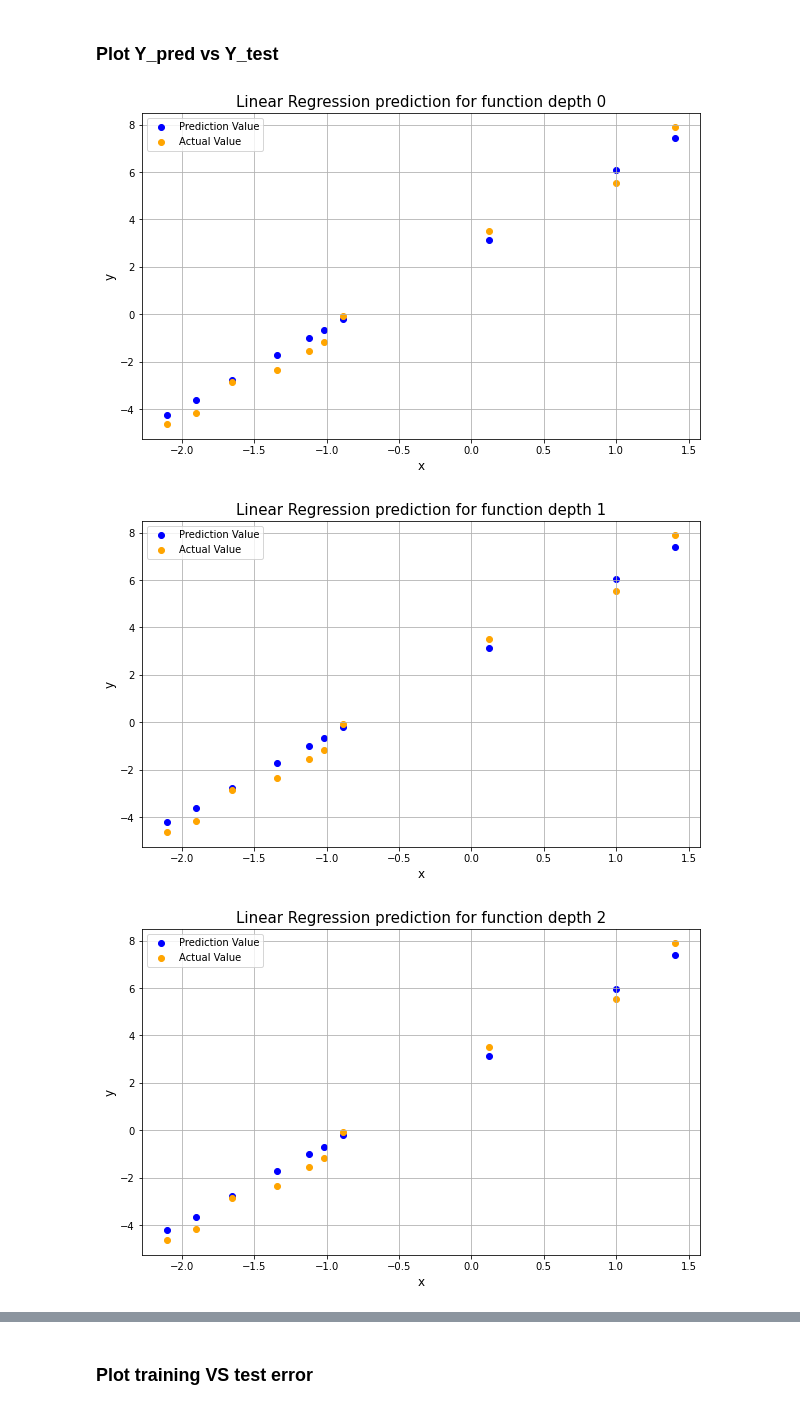
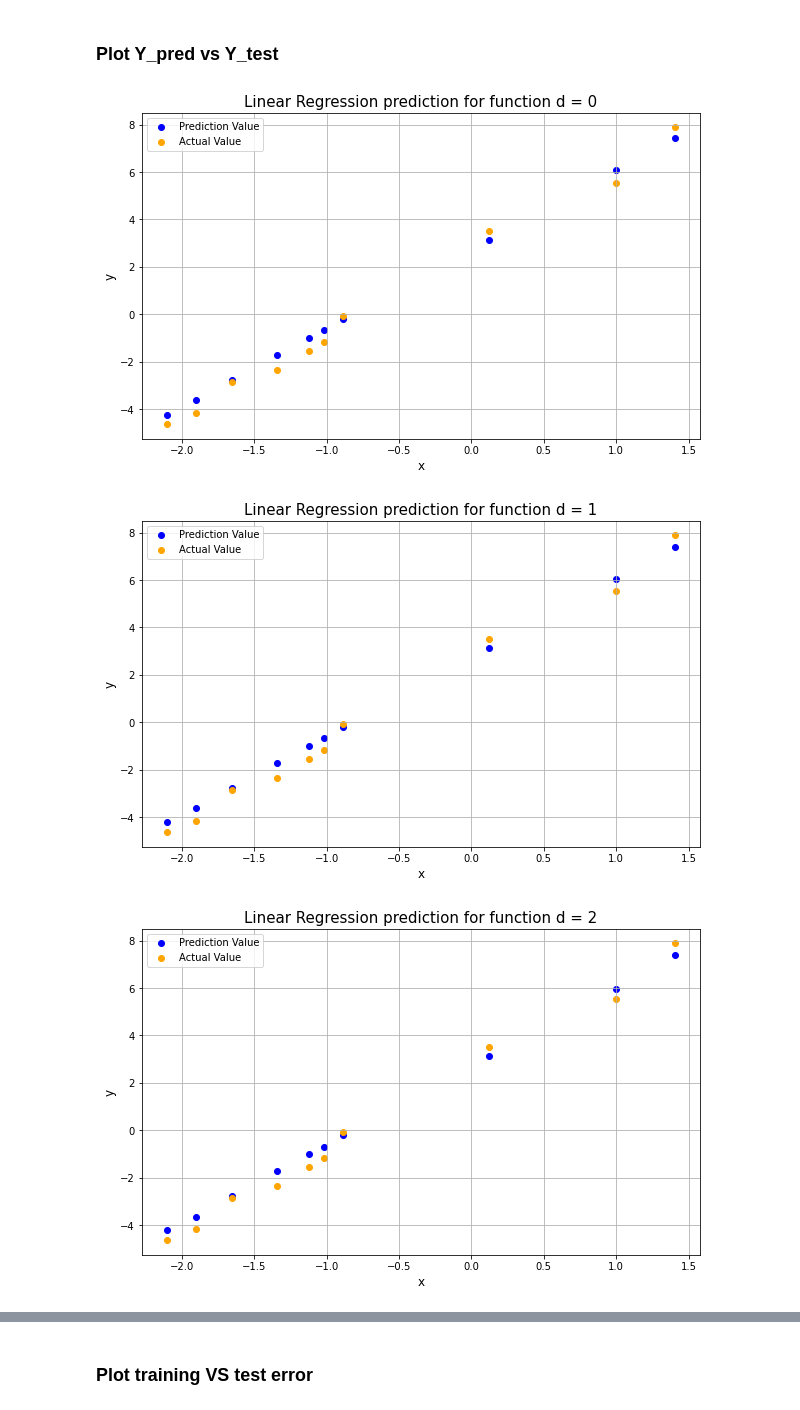
Before and after one commit to Shiska07/Spring_23_Projects, a Jupyter notebook: Machine_Learning/P1/P1_Linear_Regression.ipynb, the cells around one changed output, grey strips where cells are left out. Saved outputs shown, nothing was run; the diff lists cells and outputs as text; code cells hidden in the pictures.

```diff
--- a/Machine_Learning/P1/P1_Linear_Regression.ipynb
+++ b/Machine_Learning/P1/P1_Linear_Regression.ipynb
@@ -96,7 +96,7 @@ def get_sample_squared_error(y_sample, y_pred):
 # get average squared error for an entire test dataset
 def get_avg_squared_error(Y_pred, Y_test):
 
-    sum_of_sq_err = np.sum((Y_pred - Y_test)**2, axis = 1)
+    sum_of_sq_err = np.sum(np.square(Y_pred - Y_test), axis = 1)
 
     # return average over number of samples
     return sum_of_sq_err[0]/Y_pred.shape[1]
@@ -245,7 +245,7 @@ def plot_y_pred_vs_y_test(X_test, Y_test, Y_pred, d):
 
     # add title, labels and legend
     plt.legend(['Prediction Value', 'Actual Value'], loc = 2)
-    title_str = f'Linear Regression prediction for function depth {d}'
+    title_str = f'Linear Regression prediction for function d = {d}'
     plt.title(title_str, fontdict = {'fontsize': 15})
     plt.xlabel('x', fontdict = {'fontsize': 12})
     plt.ylabel('y', fontdict = {'fontsize': 12})
@@ -284,7 +284,7 @@ X_train, Y_train = get_X_Y_arrays(fname_train, float, float)
 epochs = 1000
 k = 8
 alpha = 0.001
-d_max = 10
+d_max = 6
 
 # initialize list to store model parameters, training error and test error for various function depths
 model_params_list = []           # stores parameters for different function depth
@@ -359,9 +359,9 @@ for i in range(0, d_max+1):
 # %% [markdown]
 ### Plot Y_pred vs Y_test
 # %%
-for i in range(0, 7):
+for i in range(0, d_max+1):
     plot_y_pred_vs_y_test(X_test, Y_test, test_pred_list[i], i)
 # %% [output]
-[figure, old version]
+[figure, new version]
-[figure, old version]
+[figure, new version]
-[figure, old version]
+[figure, new version]
```
Also changed, not shown: parts of 9 cells of this notebook, 2 other files.
